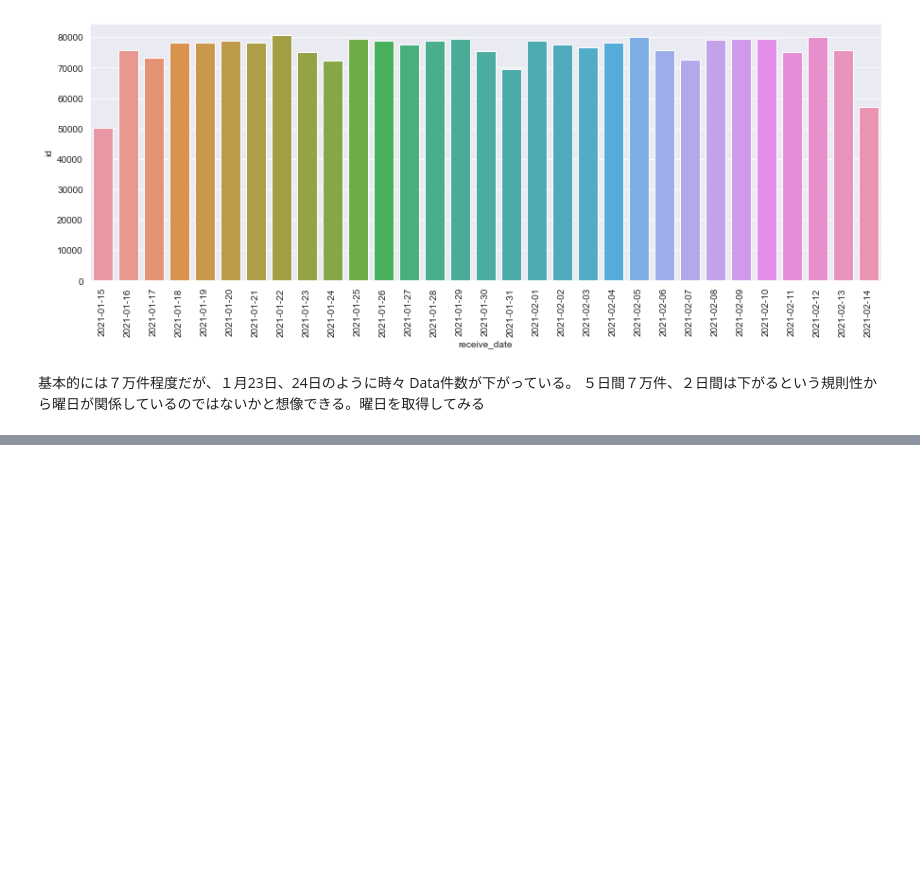
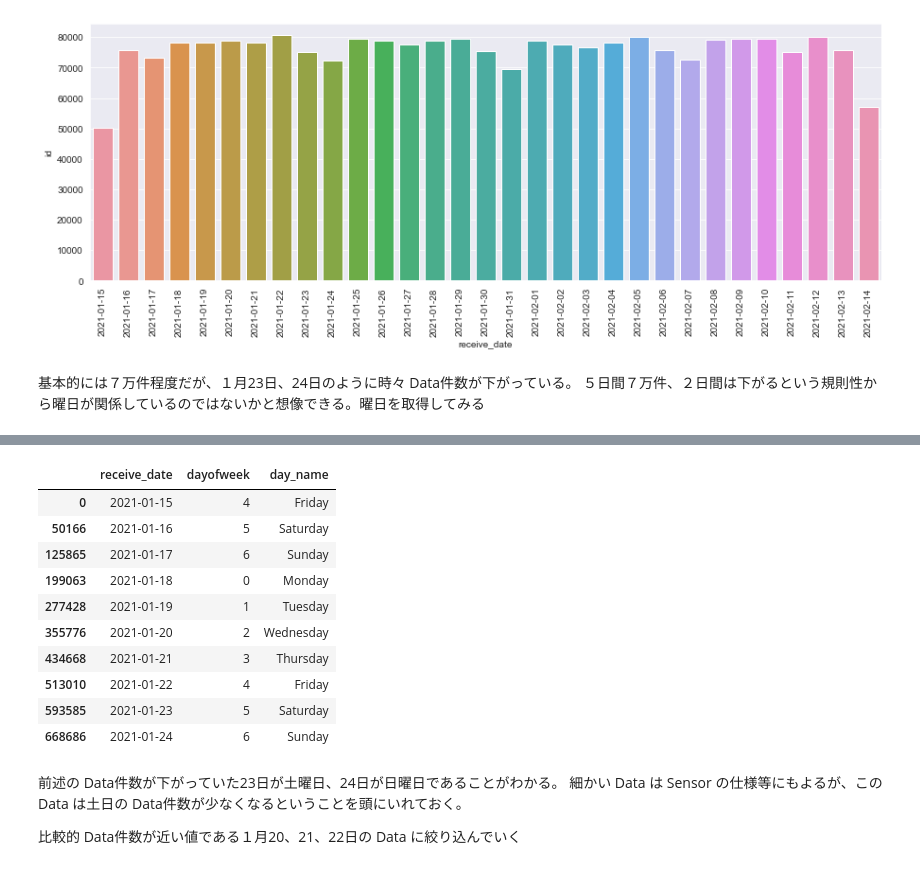
Before and after one commit to 1024xx4/100_Data_processing--visualization, a Jupyter notebook: chronological_data.ipynb, the cells around one changed output, grey strips where cells are left out. Saved outputs shown, nothing was run; the diff lists cells and outputs as text; code cells hidden in the pictures; blank space fills up the shorter version.

```diff
--- a/chronological_data.ipynb
+++ b/chronological_data.ipynb
@@ -185,0 +188,5 @@ sns.barplot(x=daily_count['receive_date'], y=daily_count['id'])  # 棒Graph を
+# %%
+# 曜日情報の取得
+data['dayofweek'] = data['receive_time'].dt.dayofweek
+data['day_name'] = data['receive_time'].dt.day_name()
+data.head()
@@ -185,0 +210,20 @@ sns.barplot(x=daily_count['receive_date'], y=daily_count['id'])  # 棒Graph を
+# %%
+# 日単位での曜日表示
+data[['receive_date', 'dayofweek', 'day_name']].drop_duplicates(subset='receive_date').head(10)  # drop_duplicates()で receive_date毎に unique になるように重複を削除し、Data の先頭10件を表示
+# %% [output]
+|  | receive_date | dayofweek | day_name |
+| 0 | 2021-01-15 | 4 | Friday |
+| 50166 | 2021-01-16 | 5 | Saturday |
+| 125865 | 2021-01-17 | 6 | Sunday |
+| 199063 | 2021-01-18 | 0 | Monday |
+| 277428 | 2021-01-19 | 1 | Tuesday |
+| 355776 | 2021-01-20 | 2 | Wednesday |
+| 434668 | 2021-01-21 | 3 | Thursday |
+| 513010 | 2021-01-22 | 4 | Friday |
+| 593585 | 2021-01-23 | 5 | Saturday |
+| 668686 | 2021-01-24 | 6 | Sunday |
+# %% [markdown]
+前述の Data件数が下がっていた23日が土曜日、24日が日曜日であることがわかる。
+細かい Data は Sensor の仕様等にもよるが、この Data は土日の Data件数が少なくなるということを頭にいれておく。
+
+比較的 Data件数が近い値である１月20、21、22日の Data に絞り込んでいく
```
Also changed, not shown: parts of 3 cells of this notebook.
